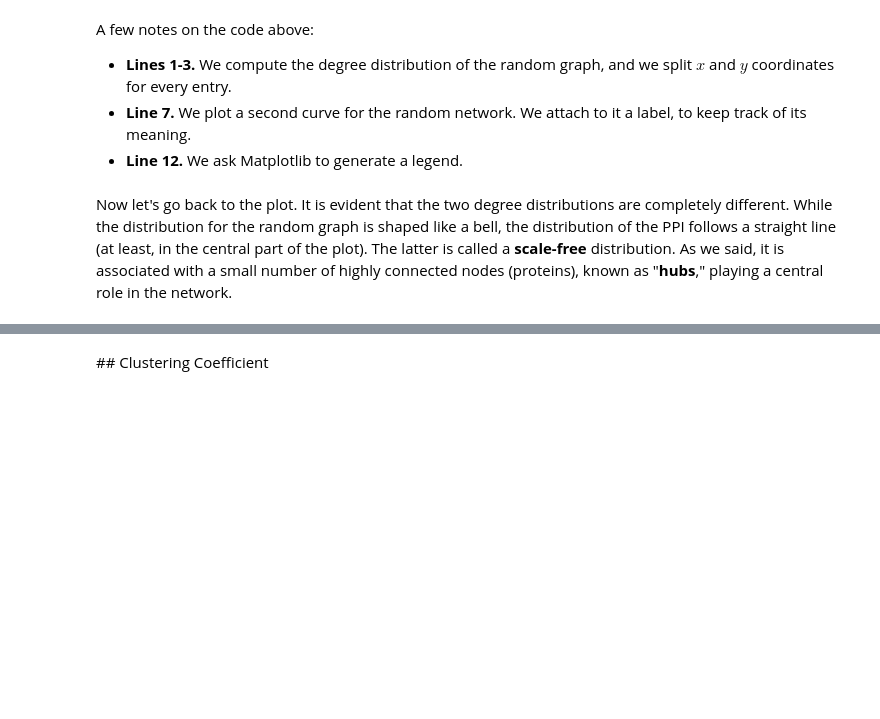
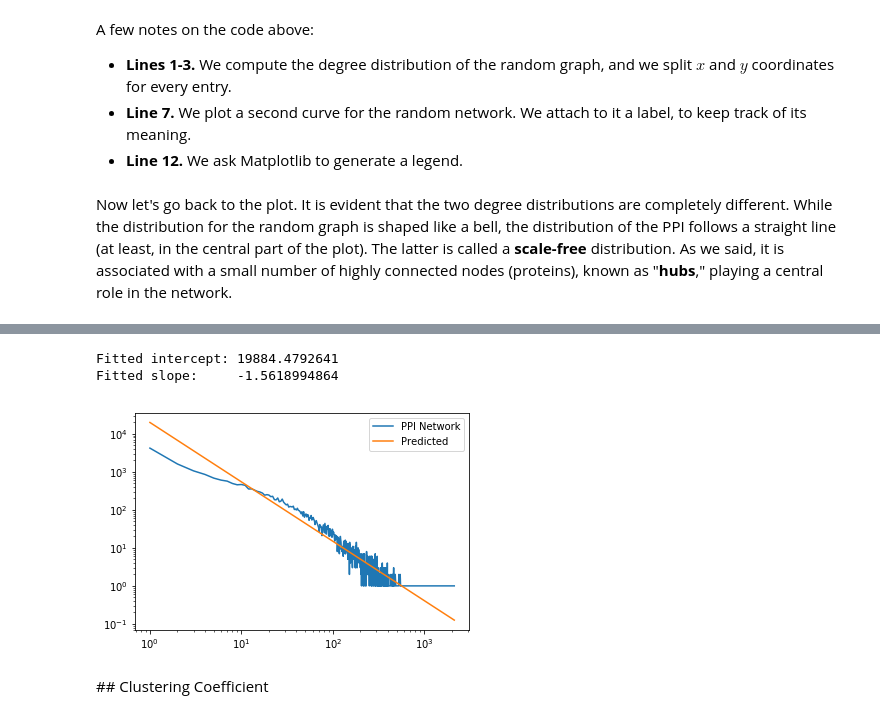
Before and after one commit to sales-lab/network-theory, a Jupyter notebook: index.ipynb, the cells around one changed output, grey strips where cells are left out. Drawn from its saved outputs; the diff is of its cells as text; code cells hidden in the pictures; blank space fills up the shorter version.

```diff
--- a/index.ipynb
+++ b/index.ipynb
@@ -185,3 +220,25 @@ Now let's go back to the plot. It is evident that the two degree distributions a
+# %%
+import numpy as np
+from sklearn.linear_model import LinearRegression
+
+lxs = np.log(xs)
+lys = np.log(ys)
+
+fit = LinearRegression().fit(lxs.reshape(-1, 1), lys)
+print("Fitted intercept:", np.exp(fit.intercept_))
+print("Fitted slope:    ", fit.coef_[0])
+# %% [output]
+Fitted intercept: 19884.4792641
+Fitted slope:     -1.5618994864
+# %%
+pls = [np.exp(fit.intercept_) * pow(x, fit.coef_[0]) for x in xs]
+fig, ax = plt.subplots()
+ax.loglog(xs, ys, label="PPI Network")
+ax.loglog(xs, pls, label="Predicted")
+ax.legend()
+plt.show()
+# %% [output]
+[figure, added]
 # %% [markdown]
 ## Clustering Coefficient
 # %% [markdown]
```
Also changed, not shown: parts of 6 cells of this notebook, 1 other file.
